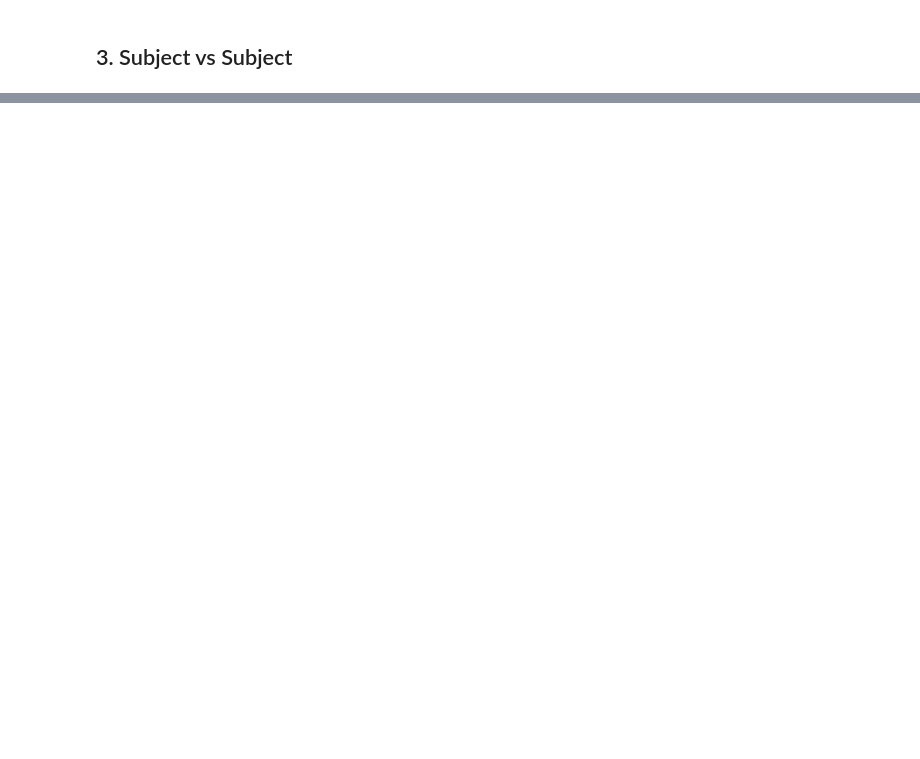
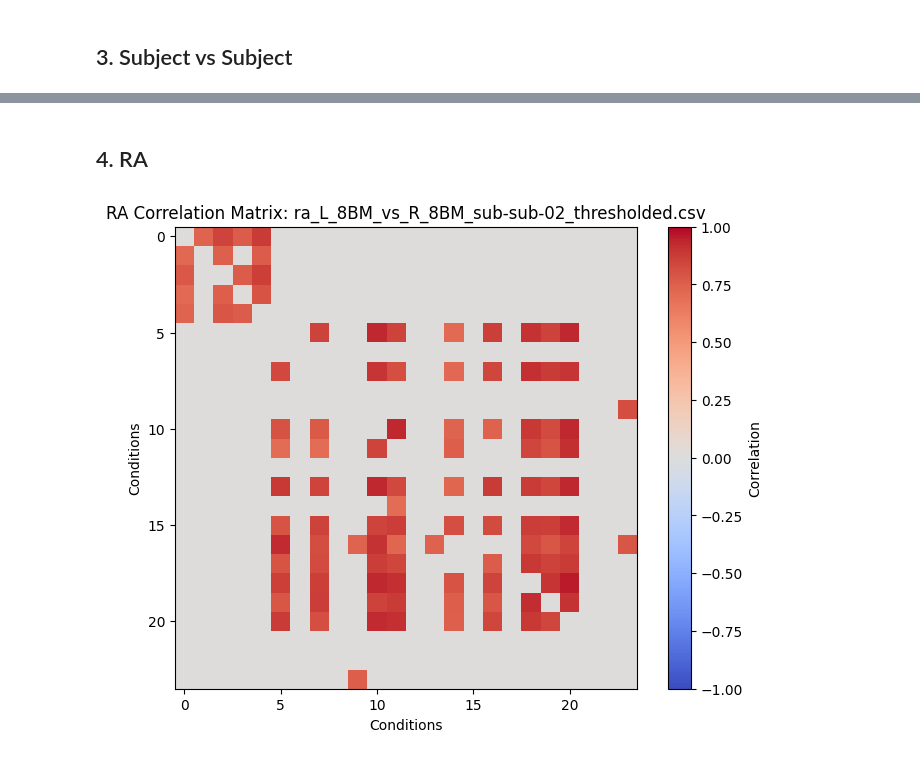
Before and after one commit to Cognitive-Neuroscience-Neurotechnology/ibc_latent, a Jupyter notebook: RSA/RSM_Visualization.ipynb, the cells around one changed output, grey strips where cells are left out. Drawn from its saved outputs; the diff is of its cells as text; code cells hidden in the pictures; blank space fills up the shorter version.

Commit message:
changed output organization

```diff
--- a/RSA/RSM_Visualization.ipynb
+++ b/RSA/RSM_Visualization.ipynb
@@ -156,0 +157,35 @@ plt.show()
+# %% [markdown]
+## 4. RA
+# %%
+# Define the path to the RA directory
+ra_dir_path = os.path.join(base_dir, 'ibc_output_RA', subject)
+
+# List all files in the RA directory
+ra_files = os.listdir(ra_dir_path)
+
+# Filter files to only include CSV files
+ra_csv_files = [f for f in ra_files if f.endswith('.csv')]
+
+# Select a random file
+ra_selected_file = np.random.choice(ra_csv_files)
+
+# Define the path to the selected RA file
+ra_file_path = os.path.join(ra_dir_path, ra_selected_file)
+
+# Check if the file exists
+if not os.path.exists(ra_file_path):
+    raise FileNotFoundError(f"{ra_file_path} not found. Please check the file name and path.")
+
+# Load the RA data
+ra_data = np.loadtxt(ra_file_path, delimiter=',')
+
+# Plot the RA data as a correlation matrix
+plt.figure(figsize=(8, 6))
+plt.imshow(ra_data, cmap='coolwarm', vmin=-1, vmax=1)
+plt.colorbar(label='Correlation')
+plt.title(f'RA Correlation Matrix: {ra_selected_file}')
+plt.xlabel('Conditions')
+plt.ylabel('Conditions')
+plt.show()
+# %% [output]
+[figure, added]
```
Also changed, not shown: parts of 5 cells of this notebook, 1 other file.
